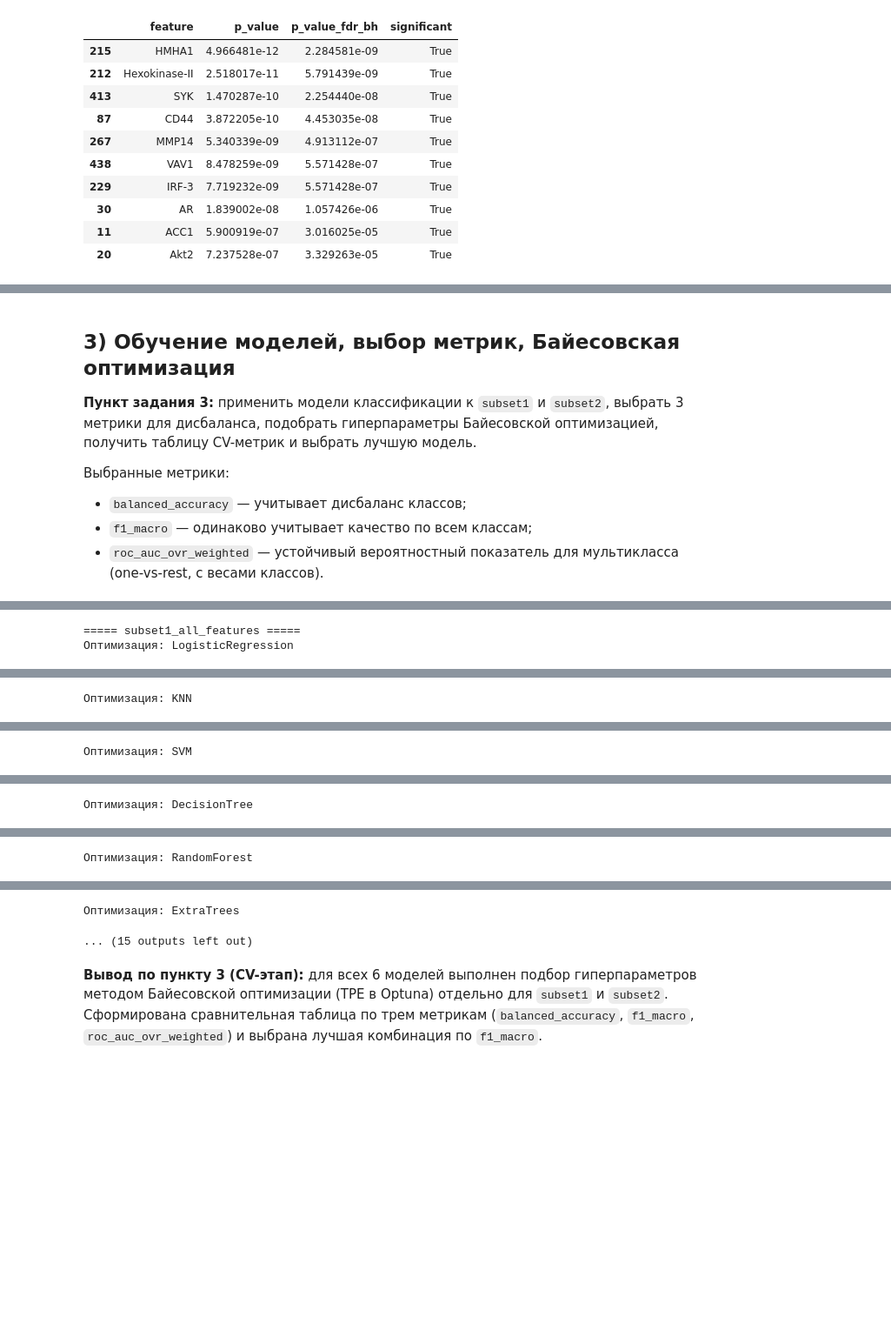
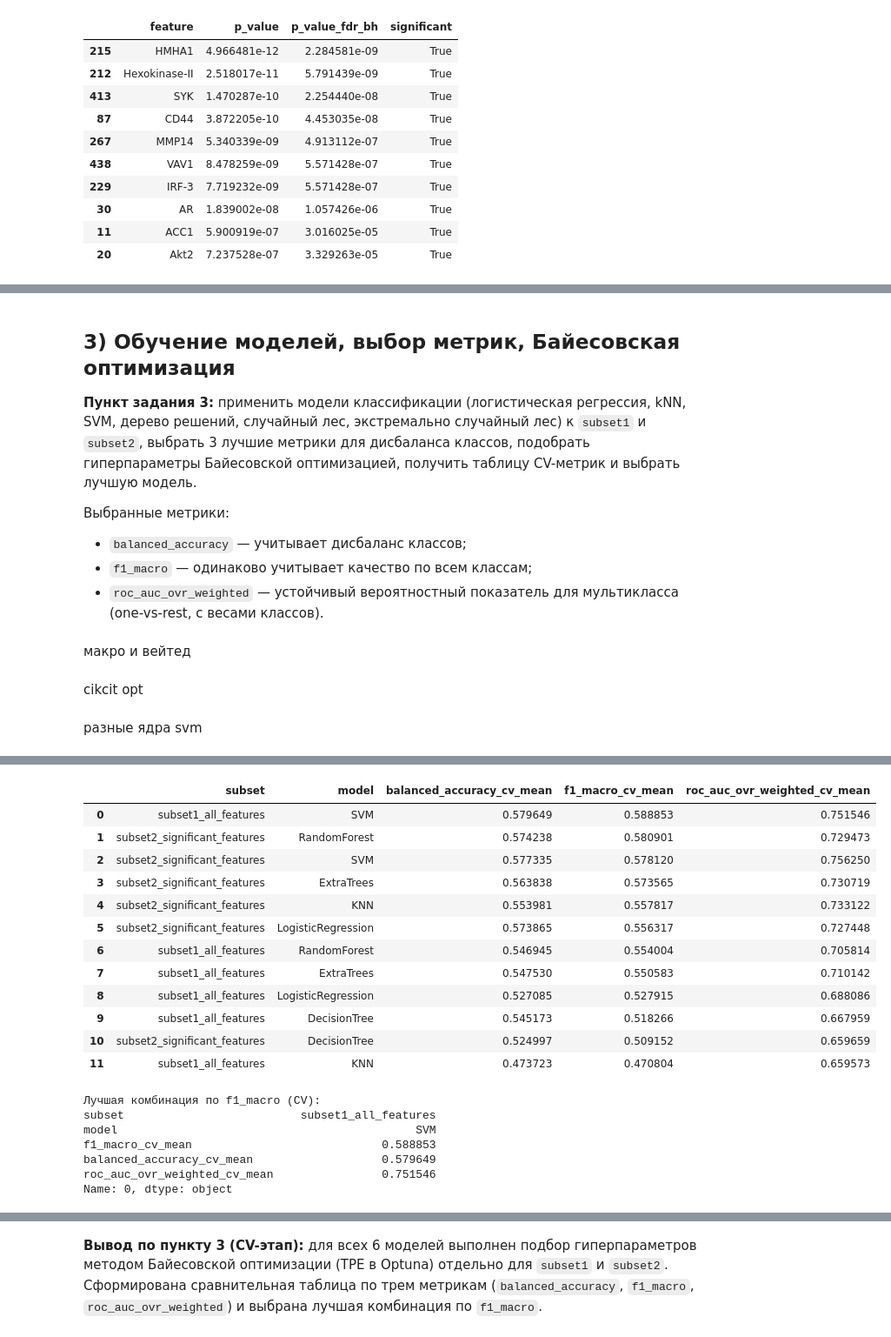
Before and after one commit to CaktusJohn/Medical-data-analysis, a Jupyter notebook: Classification/Classification.ipynb, the cells around one changed output, grey strips where cells are left out. Shown at 87% size. Saved outputs shown, nothing was run; the diff lists cells and outputs as text; code cells hidden in the pictures; blank space fills up the shorter version.

```diff
--- a/Classification/Classification.ipynb
+++ b/Classification/Classification.ipynb
@@ -336,14 +338,6 @@ for col in num_cols:
         except ValueError:
             pass
 
-for col in cat_cols:
-    temp = pd.DataFrame({'x': X_train_reset[col], 'y': y_train_series}).dropna()
-    if temp['x'].nunique() > 1:
-        table = pd.crosstab(temp['x'], temp['y'])
-        if table.shape[0] > 1 and table.shape[1] > 1:
-            chi2, p, dof, expected = chi2_contingency(table)
-            pvals.append(p)
-            features_tested.append(col)
 
 # Поправка на множественное тестирование (FDR Benjamini-Hochberg)
 reject, pvals_corr, _, _ = multipletests(pvals, alpha=0.05, method='fdr_bh')
@@ -382,12 +398,18 @@ display(stats_df.head(10))
 # %% [markdown]
 ## 3) Обучение моделей, выбор метрик, Байесовская оптимизация
 
-**Пункт задания 3:** применить модели классификации к `subset1` и `subset2`, выбрать 3 метрики для дисбаланса, подобрать гиперпараметры Байесовской оптимизацией, получить таблицу CV-метрик и выбрать лучшую модель.
+**Пункт задания 3:** применить модели классификации (логистическая регрессия, kNN, SVM, дерево решений, случайный лес, экстремально случайный лес) к `subset1` и `subset2`, выбрать 3 лучшие метрики для дисбаланса классов, подобрать гиперпараметры Байесовской оптимизацией, получить таблицу CV-метрик и выбрать лучшую модель.
 
 Выбранные метрики:
 - `balanced_accuracy` — учитывает дисбаланс классов;
 - `f1_macro` — одинаково учитывает качество по всем классам;
 - `roc_auc_ovr_weighted` — устойчивый вероятностный показатель для мультикласса (one-vs-rest, с весами классов).
+# %% [markdown]
+макро и вейтед
+# %% [markdown]
+cikcit opt
+# %% [markdown]
+разные ядра svm
 # %%
 # Кодируем целевую переменную числами (удобно для ROC-AUC)
 label_encoder = LabelEncoder()
@@ -396,31 +418,25 @@ y_test_enc = label_encoder.transform(y_test)
 class_names = label_encoder.classes_
 
 # Настройка кросс-валидации
-cv = StratifiedKFold(n_splits=5, shuffle=True, random_state=RANDOM_STATE)
+cv = StratifiedKFold(n_splits=5, shuffle=True, random_state=RANDOM_STATE) #данные перемешиваются случайно
 
 # Словарь наборов признаков
 feature_subsets = {
     'subset1_all_features': subset1_cols,
-    'subset2_significant_features': subset2_cols if len(subset2_cols) > 0 else subset1_cols
+    'subset2_significant_features': subset2_cols
 }
-
 # Общий препроцессор: импутация + масштабирование числовых, импутация + OHE категориальных
 # Примечание: OHE нужен для категориальных признаков, scaler важен для LR/kNN/SVM.
 def make_preprocessor(selected_cols):
     X_part = X_train[selected_cols]
     num_part = X_part.select_dtypes(include='number').columns.tolist()
-    cat_part = X_part.select_dtypes(exclude='number').columns.tolist()
 
     preprocessor = ColumnTransformer(
         transformers=[
             ('num', Pipeline([
                 ('imputer', SimpleImputer(strategy='median')),
                 ('scaler', StandardScaler())
-            ]), num_part),
-            ('cat', Pipeline([
-                ('imputer', SimpleImputer(strategy='most_frequent')),
-                ('ohe', OneHotEncoder(handle_unknown='ignore'))
-            ]), cat_part)
+            ]), num_part)
         ],
         remainder='drop'
     )
@@ -430,9 +446,8 @@ def make_preprocessor(selected_cols):
 # Оптимизируем по macro-F1 (главная метрика для выбора лучшей модели).
 def suggest_model(trial, model_name):
     if model_name == 'LogisticRegression':
+        # C: коэффициент обратной регуляризации (меньше C -> регуляризация сильнее)
         c = trial.suggest_float('C', 1e-3, 100.0, log=True)
-        # В новых версиях scikit-learn параметр multi_class удален:
-        # мультклассовый режим выбирается автоматически.
         model = LogisticRegression(
             C=c,
             max_iter=3000,
@@ -442,6 +457,7 @@ def suggest_model(trial, model_name):
         )
 
     elif model_name == 'KNN':
+        # n_neighbors: число соседей; weights: схема голосования; p: 1-Manhattan, 2-Euclidean
         n_neighbors = trial.suggest_int('n_neighbors', 3, 25)
         weights = trial.suggest_categorical('weights', ['uniform', 'distance'])
         p = trial.suggest_int('p', 1, 2)
@@ -452,6 +468,7 @@ def suggest_model(trial, model_name):
         )
 
     elif model_name == 'SVM':
+        # C: штраф за ошибки; gamma: ширина RBF-ядра (локальность влияния точек)
         c = trial.suggest_float('C', 1e-2, 100.0, log=True)
         gamma = trial.suggest_float('gamma', 1e-4, 1.0, log=True)
         model = SVC(
@@ -464,6 +481,7 @@ def suggest_model(trial, model_name):
         )
 
     elif model_name == 'DecisionTree':
+        # max_depth: глубина дерева; min_samples_split/min_samples_leaf: контроль переобучения
         max_depth = trial.suggest_int('max_depth', 2, 25)
         min_samples_split = trial.suggest_int('min_samples_split', 2, 20)
         min_samples_leaf = trial.suggest_int('min_samples_leaf', 1, 10)
@@ -476,6 +494,7 @@ def suggest_model(trial, model_name):
         )
 
     elif model_name == 'RandomForest':
+        # n_estimators: число деревьев; max_depth/min_samples_*: сложность и устойчивость ансамбля
         n_estimators = trial.suggest_int('n_estimators', 100, 500)
         max_depth = trial.suggest_int('max_depth', 3, 30)
         min_samples_split = trial.suggest_int('min_samples_split', 2, 20)
@@ -491,6 +510,7 @@ def suggest_model(trial, model_name):
         )
 
     elif model_name == 'ExtraTrees':
+        # n_estimators: число деревьев; max_depth/min_samples_*: сложность, разбиения более случайные
         n_estimators = trial.suggest_int('n_estimators', 100, 500)
         max_depth = trial.suggest_int('max_depth', 3, 30)
         min_samples_split = trial.suggest_int('min_samples_split', 2, 20)
@@ -588,2 +624,20 @@ print(best_row[['subset', 'model', 'f1_macro_cv_mean', 'balanced_accuracy_cv_mea
+|  | subset | model | balanced_accuracy_cv_mean | f1_macro_cv_mean | roc_auc_ovr_weighted_cv_mean |
+| 0 | subset1_all_features | SVM | 0.579649 | 0.588853 | 0.751546 |
+| 1 | subset2_significant_features | RandomForest | 0.574238 | 0.580901 | 0.729473 |
+| 2 | subset2_significant_features | SVM | 0.577335 | 0.578120 | 0.756250 |
+| 3 | subset2_significant_features | ExtraTrees | 0.563838 | 0.573565 | 0.730719 |
+| 4 | subset2_significant_features | KNN | 0.553981 | 0.557817 | 0.733122 |
+| 5 | subset2_significant_features | LogisticRegression | 0.573865 | 0.556317 | 0.727448 |
+| 6 | subset1_all_features | RandomForest | 0.546945 | 0.554004 | 0.705814 |
+| 7 | subset1_all_features | ExtraTrees | 0.547530 | 0.550583 | 0.710142 |
+| 8 | subset1_all_features | LogisticRegression | 0.527085 | 0.527915 | 0.688086 |
+| 9 | subset1_all_features | DecisionTree | 0.545173 | 0.518266 | 0.667959 |
+| 10 | subset2_significant_features | DecisionTree | 0.524997 | 0.509152 | 0.659659 |
+| 11 | subset1_all_features | KNN | 0.473723 | 0.470804 | 0.659573 |
-===== subset1_all_features =====
-Оптимизация: LogisticRegression
+Лучшая комбинация по f1_macro (CV):
+subset                          subset1_all_features
+model                                            SVM
+f1_macro_cv_mean                            0.588853
+balanced_accuracy_cv_mean                   0.579649
+roc_auc_ovr_weighted_cv_mean                0.751546
+Name: 0, dtype: object
@@ -607 +643,0 @@ print(best_row[['subset', 'model', 'f1_macro_cv_mean', 'balanced_accuracy_cv_mea
-Оптимизация: KNN
@@ -625 +643,0 @@ print(best_row[['subset', 'model', 'f1_macro_cv_mean', 'balanced_accuracy_cv_mea
-Оптимизация: SVM
@@ -646 +643,0 @@ print(best_row[['subset', 'model', 'f1_macro_cv_mean', 'balanced_accuracy_cv_mea
-Оптимизация: DecisionTree
@@ -666 +643,0 @@ print(best_row[['subset', 'model', 'f1_macro_cv_mean', 'balanced_accuracy_cv_mea
-Оптимизация: RandomForest
@@ -684,5 +644,3 @@ print(best_row[['subset', 'model', 'f1_macro_cv_mean', 'balanced_accuracy_cv_mea
-Оптимизация: ExtraTrees
-... (15 outputs left out)
 # %% [markdown]
 **Вывод по пункту 3 (CV-этап):** для всех 6 моделей выполнен подбор гиперпараметров методом Байесовской оптимизации (TPE в Optuna) отдельно для `subset1` и `subset2`. Сформирована сравнительная таблица по трем метрикам (`balanced_accuracy`, `f1_macro`, `roc_auc_ovr_weighted`) и выбрана лучшая комбинация по `f1_macro`.
 # %% [markdown]
```
Also changed, not shown: parts of 9 cells of this notebook, 3 other files.
